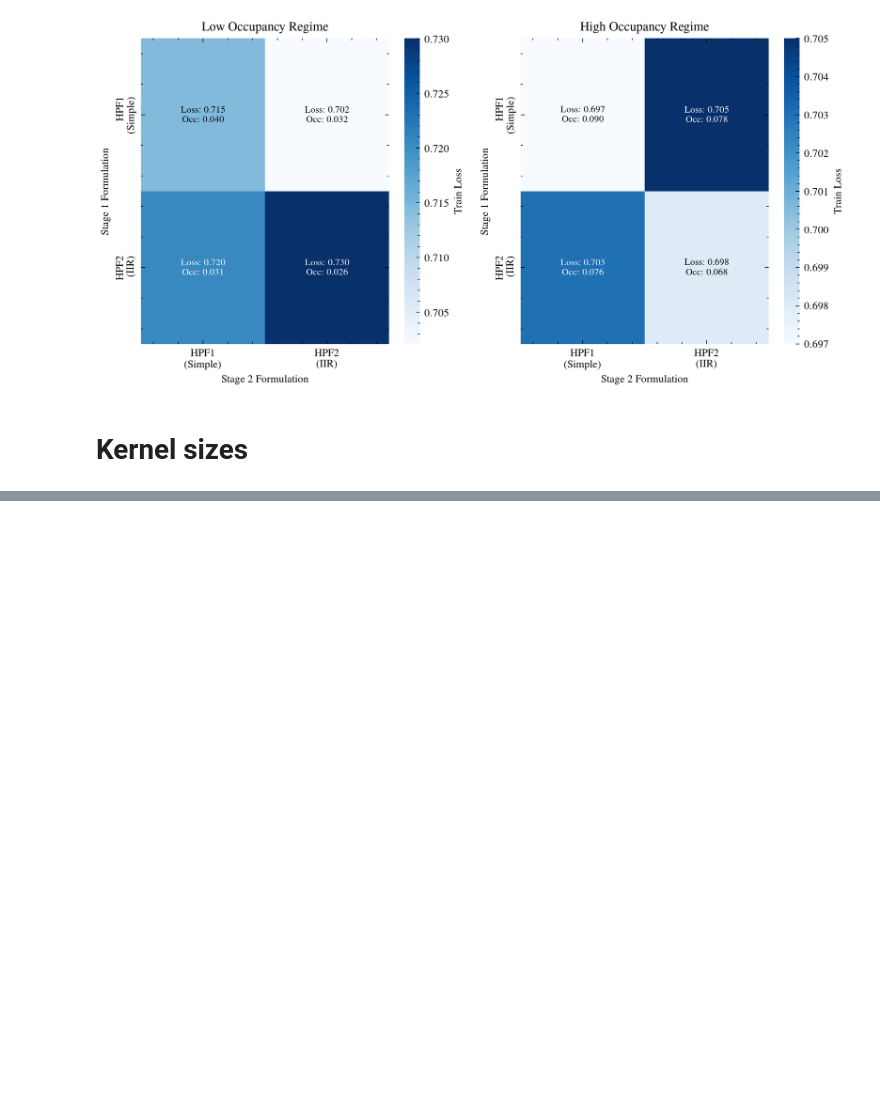
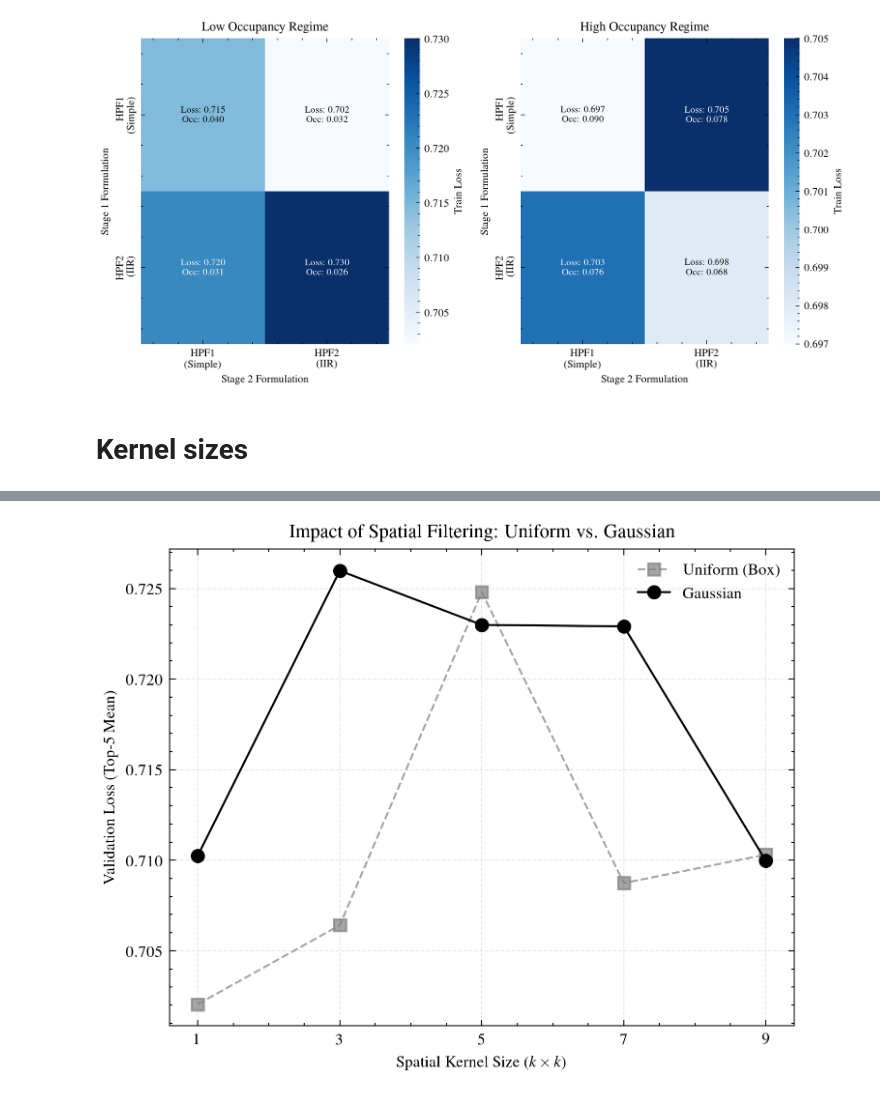
Before and after one commit to mlewandowski0/sillicon-retina, a Jupyter notebook: paper-figures/analysis_saliency.ipynb, the cells around one changed output, grey strips where cells are left out. Drawn from its saved outputs; the diff is of its cells as text; code cells hidden in the pictures; blank space fills up the shorter version.

```diff
--- a/paper-figures/analysis_saliency.ipynb
+++ b/paper-figures/analysis_saliency.ipynb
@@ -475,0 +768,36 @@ kernel_sweep_train_csv.columns
+# %%
+plt.style.use(['science', 'ieee'])
+fig, ax = plt.subplots(figsize=(5, 4), dpi=300)
+
+# Plot Uniform Kernel
+"""
+ax.errorbar(sizes, uniform_mean, yerr=uniform_std, fmt='s--',
+            color='gray', label='Uniform (Box)',
+            capsize=3, markersize=4, alpha=0.7)
+"""
+ax.plot(sizes, uniform_mean, 's--', color='gray', label='Uniform (Box)', alpha=0.7)
+
+# Plot Gaussian Kernel
+"""
+ax.errorbar(sizes, gauss_mean, yerr=gauss_std, fmt='o-',
+            color='C0', label='Gaussian (Bio-inspired)',
+            capsize=3, markersize=4)
+"""
+ax.plot(sizes, gauss_mean, 'o-', color='C0', label='Gaussian')
+
+# Formatting
+ax.set_xlabel('Spatial Kernel Size ($k \\times k$)')
+ax.set_ylabel('Validation Loss (Top-5 Mean)')
+ax.set_xticks(sizes)
+ax.set_title('Impact of Spatial Filtering: Uniform vs. Gaussian')
+ax.legend()
+ax.grid(True, linestyle='--', alpha=0.3)
+
+# Optional: Zoom in on the y-axis if the differences are small
+# ax.set_ylim(0.69, 0.73)
+
+plt.tight_layout()
+plt.savefig('spatial_kernel_ablation_final.png')
+plt.show()
+# %% [output]
+[figure, added]
```
Also changed, not shown: parts of 10 cells of this notebook, 9 other files.
